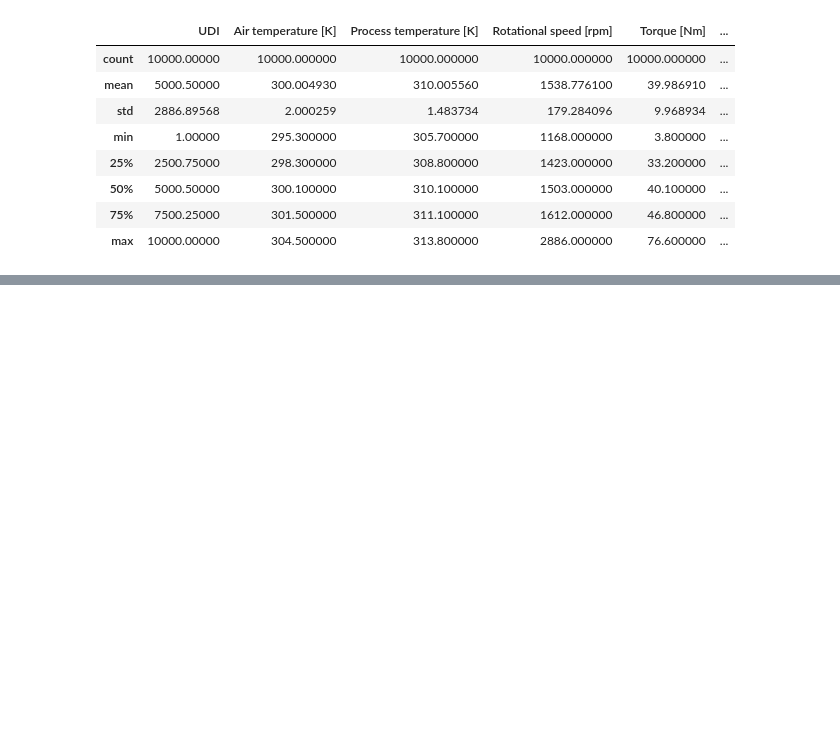
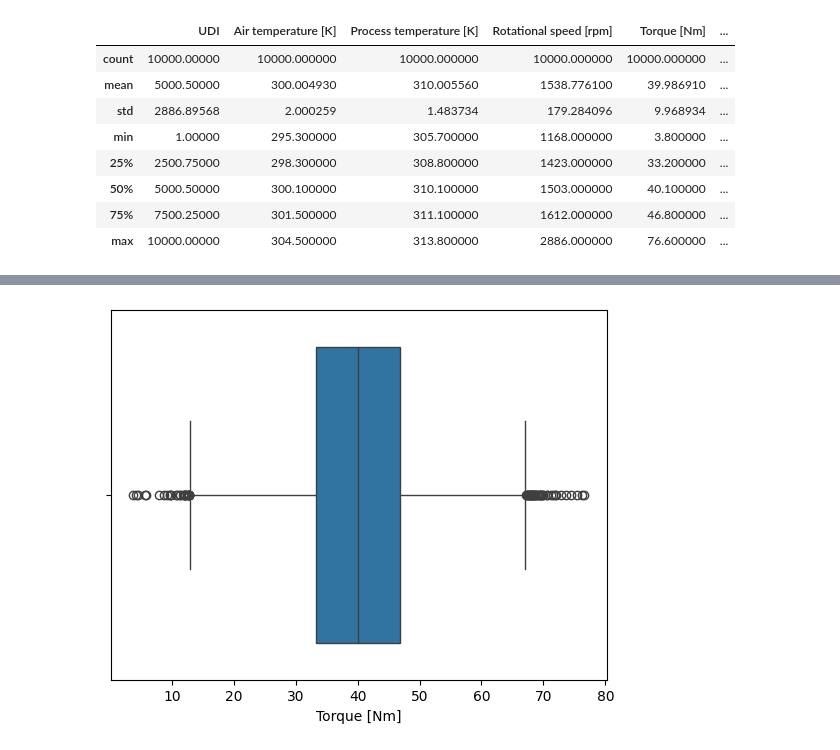
Before and after one commit to archana196/Predictive-Maintenance-IoT-AI, a Jupyter notebook: notebooks/data_loading.ipynb, the cells around one changed output, grey strips where cells are left out. Saved outputs shown, nothing was run; the diff lists cells and outputs as text; code cells hidden in the pictures; blank space fills up the shorter version.

```diff
--- a/notebooks/data_loading.ipynb
+++ b/notebooks/data_loading.ipynb
@@ -102,0 +117,7 @@ df.describe()
+# %%
+import seaborn as sns
+
+sns.boxplot(x=df['Torque [Nm]'])
+plt.show()
+# %% [output]
+[figure, added]
```
Also changed, not shown: parts of 3 cells of this notebook.
